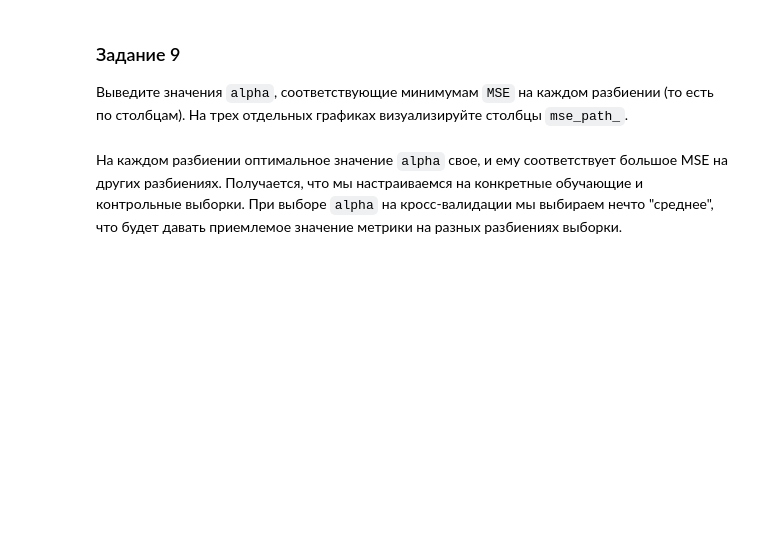
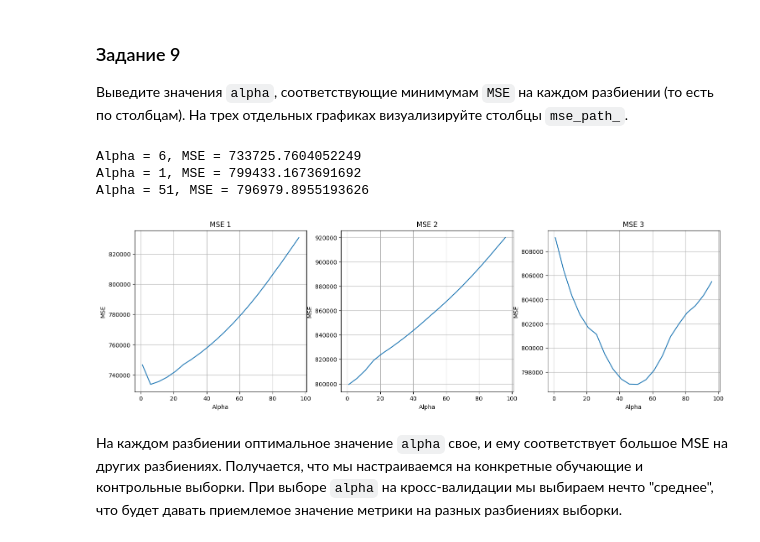
Before and after one commit to Mephod1y/DataScience, a Jupyter notebook: Hw4.ipynb, the cells around one changed output. Saved outputs shown, nothing was run; the diff lists cells and outputs as text; code cells hidden in the pictures; blank space fills up the shorter version.

```diff
--- a/Hw4.ipynb
+++ b/Hw4.ipynb
@@ -395,3 +385,26 @@ Alpha = 6
+# %%
+min_mse_indices = np.argmin(regressor.mse_path_, axis=0)
+
+for i, index in enumerate(min_mse_indices):
+    alpha = regressor.alphas_[index]
+    mse = regressor.mse_path_[index, i]
+    print(f"Alpha = {alpha}, MSE = {mse}")
+
+fig, axes = plt.subplots(1, 3, figsize=(18, 5))
+
+for i, ax in enumerate(axes):
+    ax.plot(regressor.alphas_, regressor.mse_path_[:, i])
+    ax.set_title(f"MSE {i+1}")
+    ax.set_xlabel("Alpha")
+    ax.set_ylabel("MSE")
+    ax.grid()
+
+plt.show()
+# %% [output]
+Alpha = 6, MSE = 733725.7604052249
+Alpha = 1, MSE = 799433.1673691692
+Alpha = 51, MSE = 796979.8955193626
+[figure, added]
 # %% [markdown]
 На каждом разбиении оптимальное значение `alpha` свое, и ему соответствует большое MSE на других разбиениях. Получается, что мы настраиваемся на конкретные обучающие и контрольные выборки. При выборе `alpha` на кросс-валидации мы выбираем нечто "среднее", что будет давать приемлемое значение метрики на разных разбиениях выборки.
 # %% [markdown]
```
Also changed, not shown: parts of 19 cells of this notebook.
